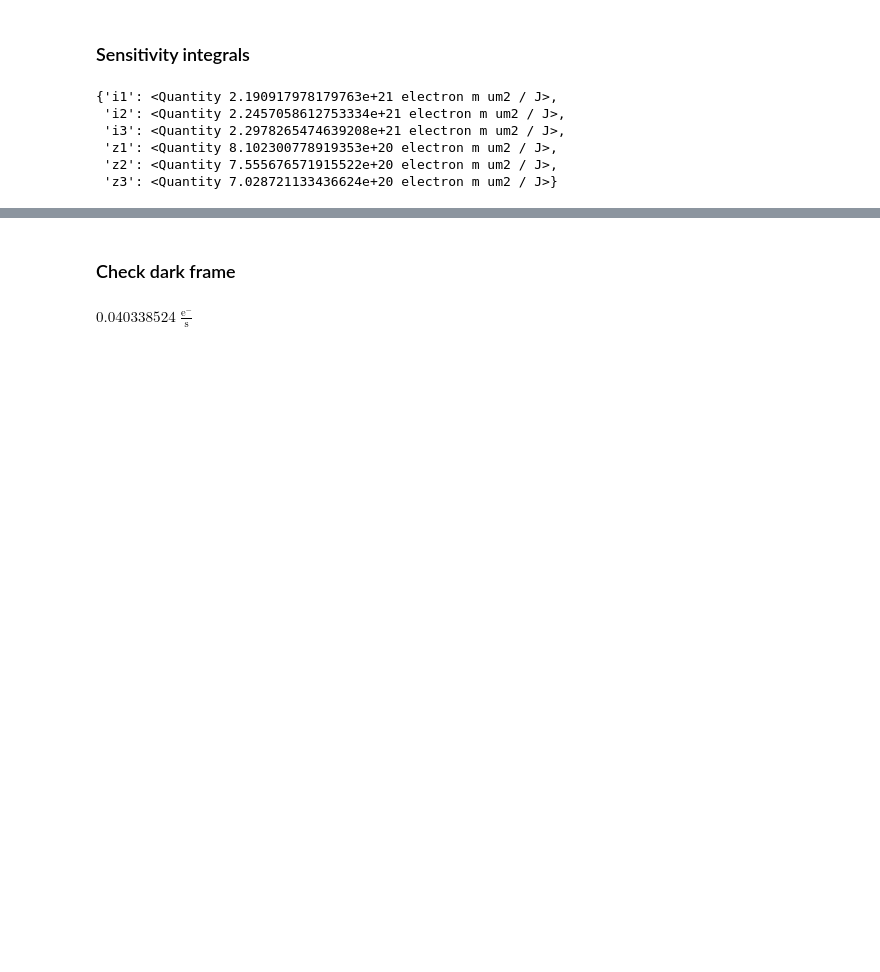
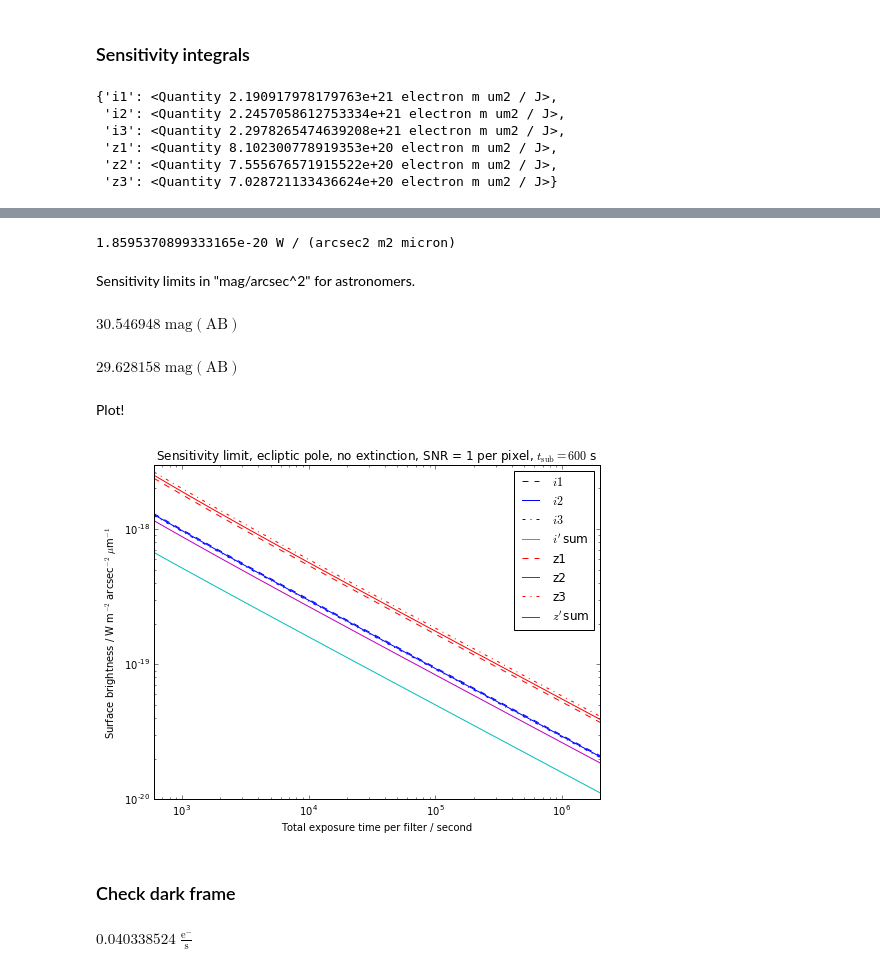
Before and after one commit to AnthonyHorton/astroimsim, a Jupyter notebook: Australian Space Eye.ipynb, the cells around one changed output, grey strips where cells are left out. Saved outputs shown, nothing was run; the diff lists cells and outputs as text; code cells hidden in the pictures; blank space fills up the shorter version.

Commit message:
Added sensitivity limit calculations and plot to notebook

```diff
--- a/Australian Space Eye.ipynb
+++ b/Australian Space Eye.ipynb
@@ -335,0 +340,15 @@ SNR,  $\sigma = \frac{F_\lambda S_\lambda t}{\sqrt{{F_\lambda S_\lambda t + Zt +
+# %%
+def limit(t, t_sub, sigma, f):
+    n = ase._zl_ep[f] * ase.pixel_scale**2 + ase.dark_current + read_noise**2 / (t_sub* u.electron)
+    st = sigma / t**0.5 * (u.electron)**0.5
+    return ((st / ase._sensitivities[f]) * (st + (st**2 + n)**0.5)).to(u.Watt / (u.m**2 * u.micron))
+
+def limit_sb(t, t_sub, sigma, f):
+    return (limit(t, t_sub, sigma, f) / ase.pixel_scale**2).to(u.Watt / (u.m**2 * u.arcsecond**2 * u.micron))
+
+def limit_sum_sb(t, t_sub, sigma, fs):
+    z = u.Quantity([ase._zl_ep[f] for f in fs]).sum() * ase.pixel_scale**2
+    n = z + ase.dark_current + read_noise**2 / (t_sub* u.electron)
+    st = sigma / t**0.5 * (u.electron)**0.5
+    sl = u.Quantity([ase._sensitivities[f] for f in fs]).sum()
+    return ((st / sl) * (st + (st**2 + n)**0.5) / ase.pixel_scale**2).to(u.Watt / (u.m**2 * u.arcsecond**2 * u.micron))
@@ -336,3 +377,45 @@ SNR,  $\sigma = \frac{F_\lambda S_\lambda t}{\sqrt{{F_\lambda S_\lambda t + Zt +
+# %%
+print(limit_sum_sb(2e6 * u.second, 600 * u.second, 1.0, ['z1', 'z2', 'z3']))
+# %% [output]
+1.8595370899333165e-20 W / (arcsec2 m2 micron)
+# %% [markdown]
+Sensitivity limits in "mag/arcsec^2" for astronomers.
+# %%
+i = limit_sum_sb(2e6 * u.second, 600 * u.second, 1.0, ['i1', 'i2', 'i3']) * u.arcsec**2
+i = i.to(u.Jansky, equivalencies=u.spectral_density(ase._pivot_waves['i2']))
+i.to(u.ABmag)
+# %% [output]
+$30.546948 \; \mathrm{mag}$$\mathrm{\left( \mathrm{AB} \right)}$
+# %%
+z = limit_sum_sb(2e6 * u.second, 600 * u.second, 1.0, ['z1', 'z2', 'z3']) * u.arcsec**2
+z = z.to(u.Jansky, equivalencies=u.spectral_density(ase._pivot_waves['z2']))
+z.to(u.ABmag)
+# %% [output]
+$29.628158 \; \mathrm{mag}$$\mathrm{\left( \mathrm{AB} \right)}$
+# %% [markdown]
+Plot!
+# %%
+ts = 600 * 10**np.arange(0,4.01,0.1) * u.second
+t_sub = 600 * u.second
+sigma = 1.0
+plt.loglog(ts, limit_sb(ts, t_sub, sigma, 'i1'), 'b--', label='$i1$')
+plt.loglog(ts, limit_sb(ts, t_sub, sigma, 'i2'), 'b-', label='$i2$')
+plt.loglog(ts, limit_sb(ts, t_sub, sigma, 'i3'), 'b-.', label='$i3$')
+plt.loglog(ts, limit_sum_sb(ts, t_sub, sigma, ['i1', 'i2', 'i3']), 'c-', label="$i'$ sum")
+plt.loglog(ts, limit_sb(ts, 600 * u.second, 1.0, 'z1'), 'r--', label='z1')
+plt.loglog(ts, limit_sb(ts, 600 * u.second, 1.0, 'z2'), 'r-', label='z2')
+plt.loglog(ts, limit_sb(ts, 600 * u.second, 1.0, 'z3'), 'r-.', label='z3')
+plt.loglog(ts, limit_sum_sb(ts, t_sub, sigma, ['z1', 'z2', 'z3']), 'm-', label="$z'$ sum")
+plt.xlim(600.0, 2e6)
+plt.ylim(1e-20, 3e-18)
+plt.xlabel('Total exposure time per filter / second')
+plt.ylabel('Surface brightness / W m$^{-2}$ arcsec$^{-2}$ $\mu$m$^{-1}$')
+plt.legend(loc='best')
+plt.title('Sensitivity limit, ecliptic pole, no extinction, SNR = 1 per pixel, $t_{\mathrm{sub}}=600$ s')
+plt.gcf().set_size_inches(8, 6)
+plt.savefig('sens.pdf')
+# %% [output]
+[figure, added]
 # %% [markdown]
 ### Check dark frame
 # %%
```
Also changed, not shown: parts of 9 cells of this notebook.
